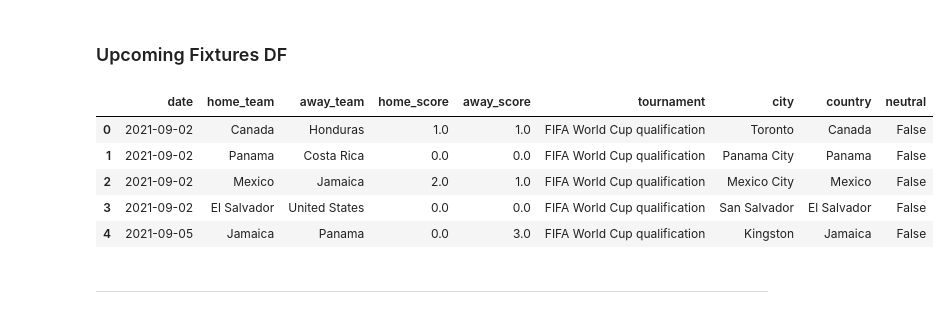
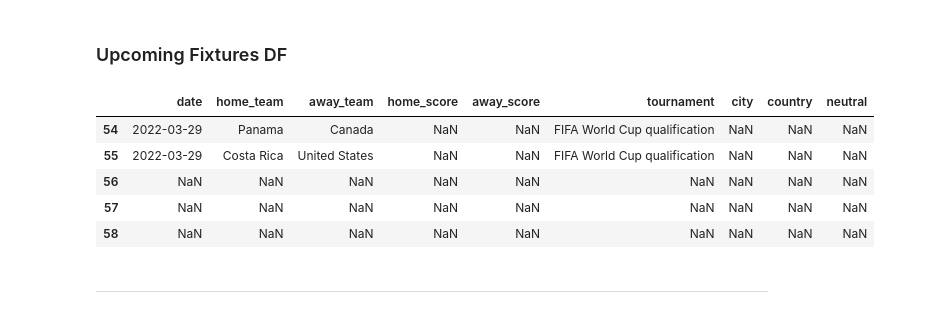
Before and after one commit to ajoneal/world-cup-qualifying-predictor, a Jupyter notebook: data-collection.ipynb, the cells around one changed output. Saved outputs shown, nothing was run; the diff lists cells and outputs as text; code cells hidden in the pictures.

```diff
--- a/data-collection.ipynb
+++ b/data-collection.ipynb
@@ -52,12 +52,12 @@ results.head()
 ### Upcoming Fixtures DF
 # %%
 qualifying_fixtures = pd.read_csv('./data/concacaf_wcq_fixtures.csv')
-qualifying_fixtures.head()
+qualifying_fixtures.tail()
 # data from FIFA site:  https://www.fifa.com/tournaments/mens/worldcup/qatar2022/qualifiers/concacaf
 # %% [output]
 |  | date | home_team | away_team | home_score | away_score | tournament | city | country | neutral |
-| 0 | 2021-09-02 | Canada | Honduras | 1.0 | 1.0 | FIFA World Cup qualification | Toronto | Canada | False |
-| 1 | 2021-09-02 | Panama | Costa Rica | 0.0 | 0.0 | FIFA World Cup qualification | Panama City | Panama | False |
-| 2 | 2021-09-02 | Mexico | Jamaica | 2.0 | 1.0 | FIFA World Cup qualification | Mexico City | Mexico | False |
-| 3 | 2021-09-02 | El Salvador | United States | 0.0 | 0.0 | FIFA World Cup qualification | San Salvador | El Salvador | False |
-| 4 | 2021-09-05 | Jamaica | Panama | 0.0 | 3.0 | FIFA World Cup qualification | Kingston | Jamaica | False |
+| 54 | 2022-03-29 | Panama | Canada | NaN | NaN | FIFA World Cup qualification | NaN | NaN | NaN |
+| 55 | 2022-03-29 | Costa Rica | United States | NaN | NaN | FIFA World Cup qualification | NaN | NaN | NaN |
+| 56 | NaN | NaN | NaN | NaN | NaN | NaN | NaN | NaN | NaN |
+| 57 | NaN | NaN | NaN | NaN | NaN | NaN | NaN | NaN | NaN |
+| 58 | NaN | NaN | NaN | NaN | NaN | NaN | NaN | NaN | NaN |
```
Also changed, not shown: parts of 21 cells of this notebook.
